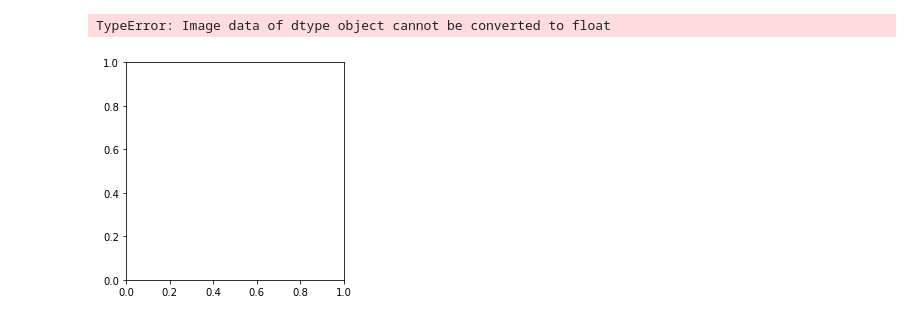
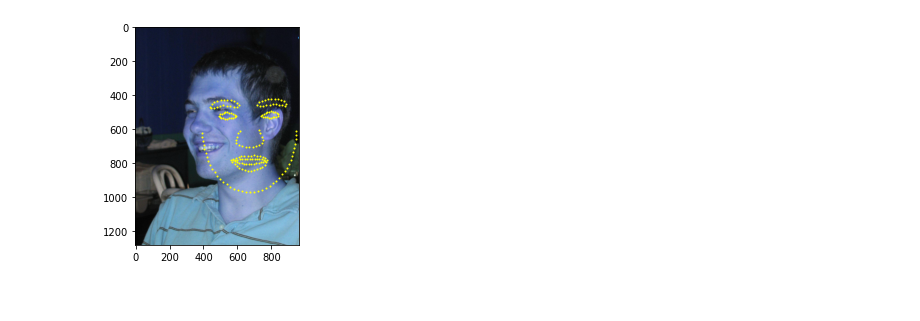
Before and after one commit to HejSumin/face_alignment, a Jupyter notebook: Face_Alignment_Playground.ipynb, the cells around one changed output. Saved outputs shown, nothing was run; the diff lists cells and outputs as text; code cells hidden in the pictures.

```diff
--- a/Face_Alignment_Playground.ipynb
+++ b/Face_Alignment_Playground.ipynb
@@ -5,8 +5,8 @@ import matplotlib.pyplot as plt
 import pandas as pd
 import os, sys
 # %%
-data = 'data/'
-annotations = 'data/annotation/'
+data = '../data/'
+annotations = '../data/annotation/'
 # %%
 def get_all_file_names(folder):
     return os.listdir(data+folder)
@@ -38,7 +52,7 @@ def create_test_triplets():
 
         I = cv.imread(data +"train_1/"+I_path+".jpg")
 
-        return face_detection(I)
+        #return face_detection(I)
 
         S_true_x, S_true_y     = get_landmark_coords_from_file(I_path)
 
@@ -96,12 +101,18 @@ def plot_image_with_landmarks(id_image):
     x,y = get_landmark_coords_from_file(id_image)
     plt.imshow(img)
     plt.plot(x,y, color='yellow', marker='o',  markersize=1,  linestyle = 'None')
-# %%
-plot_image_with_landmarks("10697993_1")
-plot_image_with_landmarks("1629243_1")
-# %% [output]
-TypeError: Image data of dtype object cannot be converted to float
-[figure, removed]
+# %%
+def plot_image_given_coords(id_image, coords):
+    image = cv2.imread(data +"train_1/"+id_image)
+    coords = list(zip(*coords))
+    plt.imshow(image)
+    plt.plot(coords[0],coords[1], color='yellow', marker='o',  markersize=1,  linestyle = 'None')
+# %%
+plot_image_given_coords("10697993_1.jpg", compute_mean_shape(img))
+#plot_image_with_landmarks("10697993_1.jpg")
+#plot_image_with_landmarks("1629243_1")
+# %% [output]
+[figure, added]
 # %%
 def compute_mean_shape(images):
     result = np.zeros((194,2))
```
Also changed, not shown: parts of 11 cells of this notebook.
